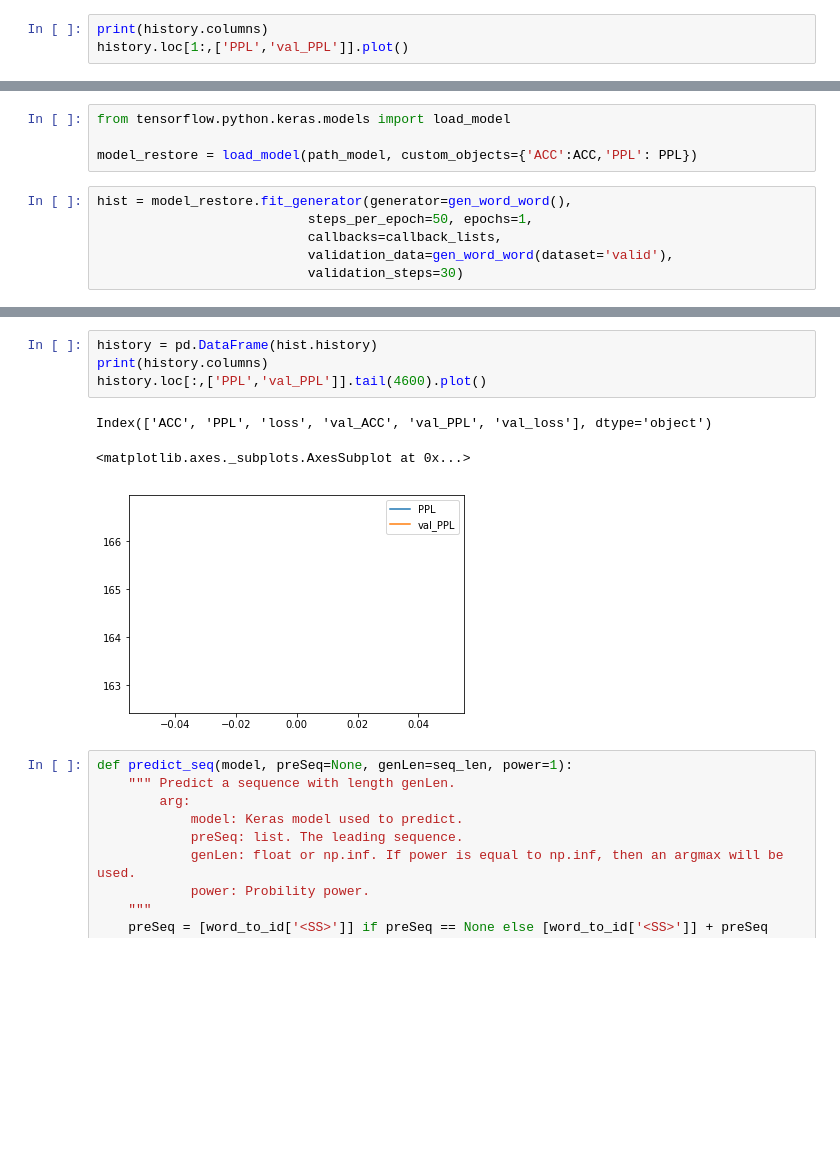
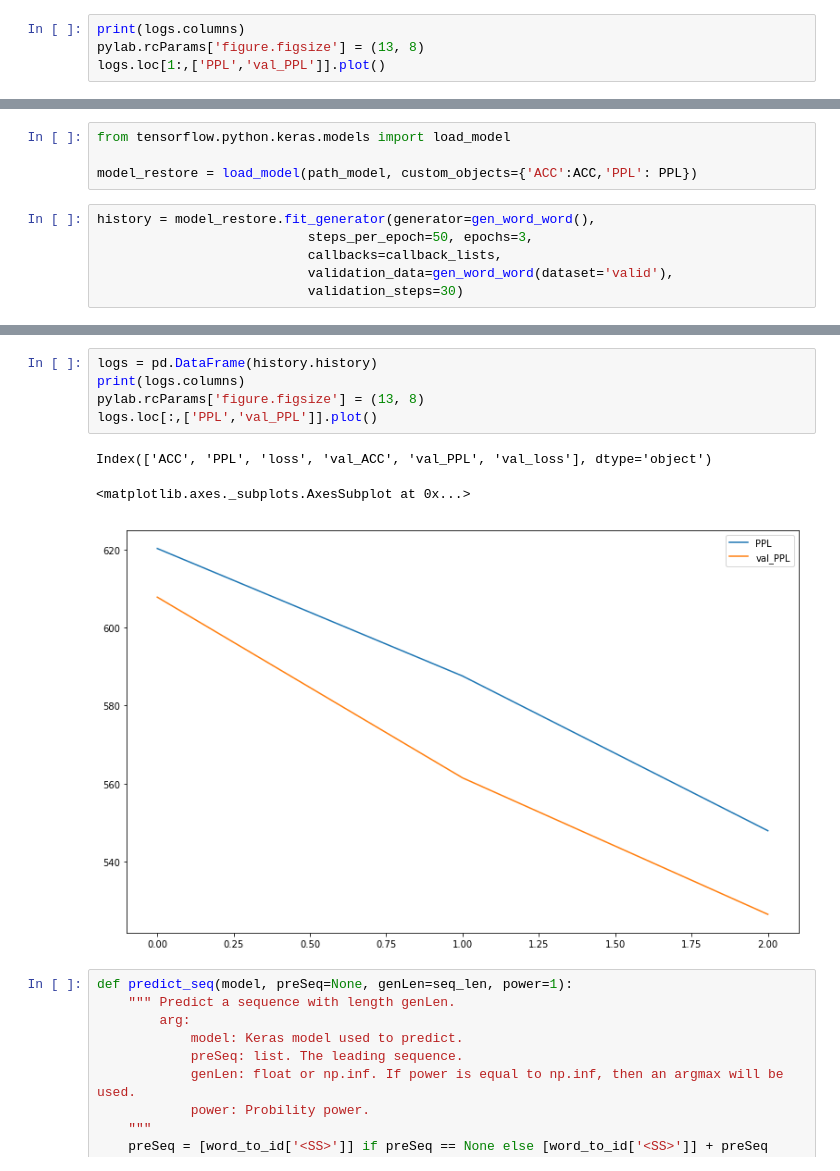
Before and after one commit to Randnx/Language_Modeling, a Jupyter notebook: Keras_Character_Aware_Neural_Language_Models.ipynb, the cells around one changed output, grey strips where cells are left out. Saved outputs shown, nothing was run; the diff lists cells and outputs as text; blank space fills up the shorter version.

```diff
--- a/Keras_Character_Aware_Neural_Language_Models.ipynb
+++ b/Keras_Character_Aware_Neural_Language_Models.ipynb
@@ -259,6 +265,7 @@ history = pd.DataFrame(hist.history)
 # %%
-print(history.columns)
-history.loc[1:,['PPL','val_PPL']].plot()
+print(logs.columns)
+pylab.rcParams['figure.figsize'] = (13, 8)
+logs.loc[1:,['PPL','val_PPL']].plot()
 # %% [output]
 Index(['ACC', 'PPL', 'loss', 'val_ACC', 'val_PPL', 'val_loss'], dtype='object')
 <matplotlib.axes._subplots.AxesSubplot at 0x...>
@@ -271,8 +278,8 @@ from tensorflow.python.keras.models import load_model
 
 model_restore = load_model(path_model, custom_objects={'ACC':ACC,'PPL': PPL})
 # %%
-hist = model_restore.fit_generator(generator=gen_word_word(),
-                           steps_per_epoch=50, epochs=1,
+history = model_restore.fit_generator(generator=gen_word_word(),
+                           steps_per_epoch=50, epochs=3,
                            callbacks=callback_lists,
                            validation_data=gen_word_word(dataset='valid'),
                            validation_steps=30)
@@ -283,11 +296,12 @@ Epoch 00001: val_PPL did not improve
 # %%
-history = pd.DataFrame(hist.history)
-print(history.columns)
-history.loc[:,['PPL','val_PPL']].tail(4600).plot()
+logs = pd.DataFrame(history.history)
+print(logs.columns)
+pylab.rcParams['figure.figsize'] = (13, 8)
+logs.loc[:,['PPL','val_PPL']].plot()
 # %% [output]
 Index(['ACC', 'PPL', 'loss', 'val_ACC', 'val_PPL', 'val_loss'], dtype='object')
 <matplotlib.axes._subplots.AxesSubplot at 0x...>
-[figure, old version]
+[figure, new version]
 # %%
 def predict_seq(model, preSeq=None, genLen=seq_len, power=1):
     """ Predict a sequence with length genLen.
```
Also changed, not shown: parts of 21 cells of this notebook.
